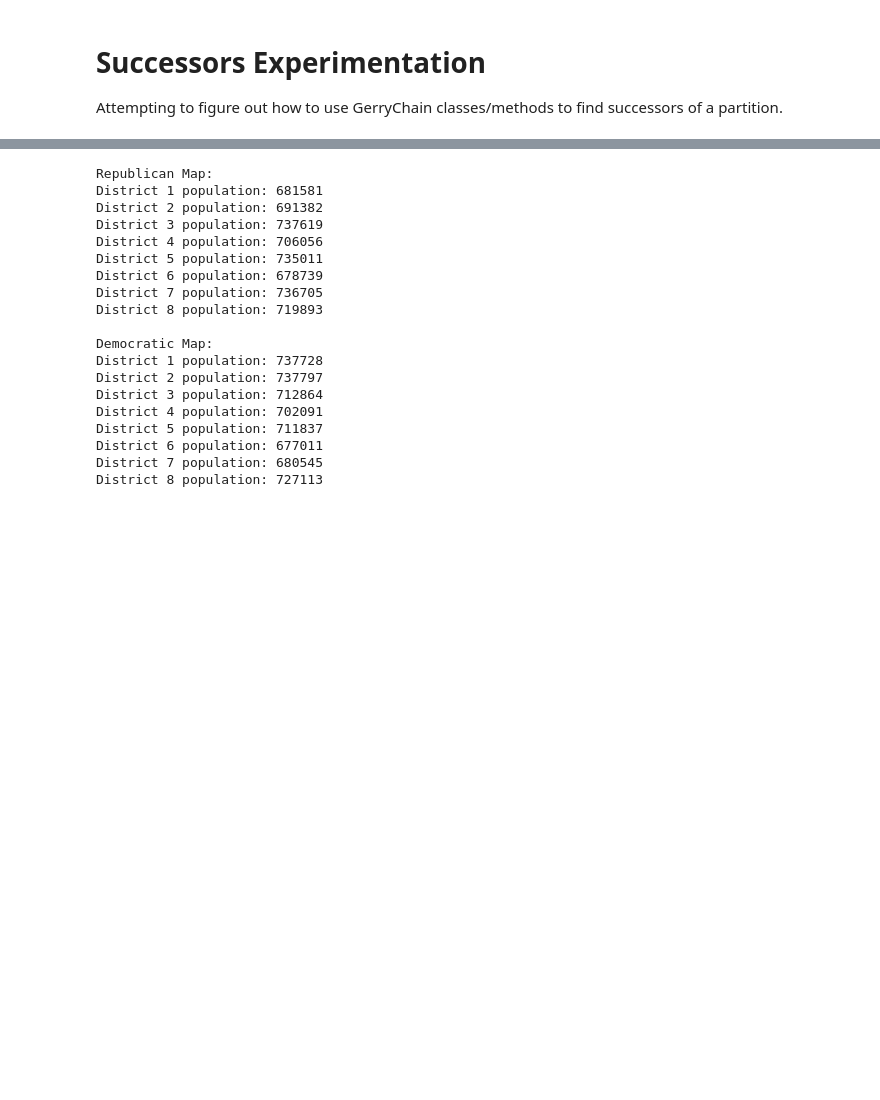
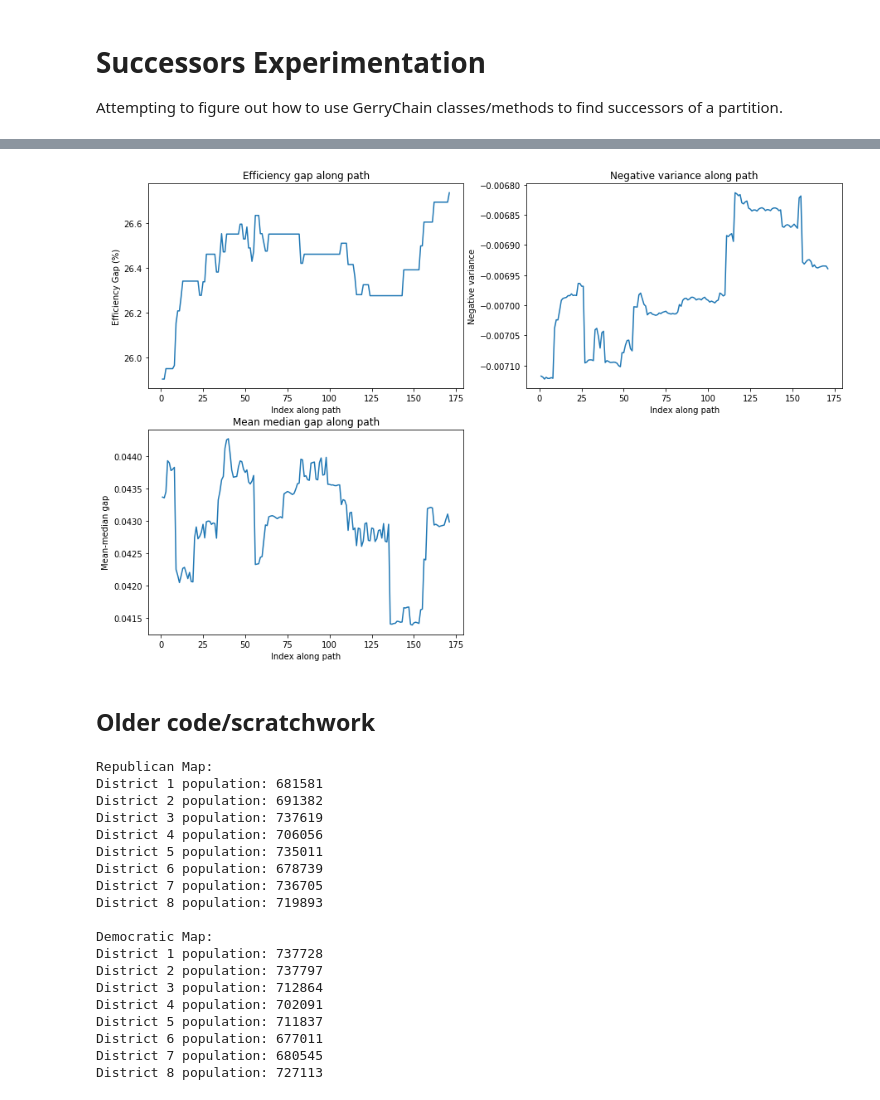
Before and after one commit to ian-ludden/redistricting-tools, a Jupyter notebook: Successors Experimentation.ipynb, the cells around one changed output, grey strips where cells are left out. Saved outputs shown, nothing was run; the diff lists cells and outputs as text; code cells hidden in the pictures; blank space fills up the shorter version.

```diff
--- a/Successors Experimentation.ipynb
+++ b/Successors Experimentation.ipynb
@@ -30,0 +138,12 @@ _, gop_map_modified, gdf = utils.get_sample_wi_maps(num_flips=0)
+# %%
+# Find path between gop_map and gop_map_70_flips
+root = PartitionNode(
+        partition=gop_map,
+        target=gop_map_70_flips,
+        map_gdf=gdf,
+        compat_property='population')
+
+path, efficiency_gap, negative_variance, mean_median_gap = run_search(root)
+print('Efficiency gap:\n{0:.4f} to {1:.4f}'.format(efficiency_gap[0], efficiency_gap[-1]))
+print('Negative variance:\n{0:.4f} to {1:.4f}'.format(negative_variance[0], negative_variance[-1]))
+print('Mean median gap:\n{0:.4f} to {1:.4f}'.format(mean_median_gap[0], mean_median_gap[-1]))
@@ -31,3 +166,28 @@ _, gop_map_modified, gdf = utils.get_sample_wi_maps(num_flips=0)
+# %%
+# Visualize path
+x = range(1, len(path) + 1)
+fig, axs = plt.subplots(2, 2)
+fig.set_figheight(10)
+fig.set_figwidth(15)
+axs[0, 0].plot(x, efficiency_gap * 100)
+axs[0, 0].set_title('Efficiency gap along path')
+axs[0, 0].set_xlabel('Index along path')
+axs[0, 0].set_ylabel('Efficiency Gap (%)')
+
+axs[0, 1].plot(x, negative_variance)
+axs[0, 1].set_title('Negative variance along path')
+axs[0, 1].set_xlabel('Index along path')
+axs[0, 1].set_ylabel('Negative variance')
+
+axs[1, 0].plot(x, mean_median_gap)
+axs[1, 0].set_title('Mean median gap along path')
+axs[1, 0].set_xlabel('Index along path')
+axs[1, 0].set_ylabel('Mean-median gap');
+axs[1, 1].set_visible(False)
+# %% [output]
+[figure, added]
+# %% [markdown]
+## Older code/scratchwork
 # %%
 # Get rough sketch of both maps
 for index, district_map in enumerate([gop_map, dem_map]):
```
Also changed, not shown: parts of 11 cells of this notebook, 5 other files.
